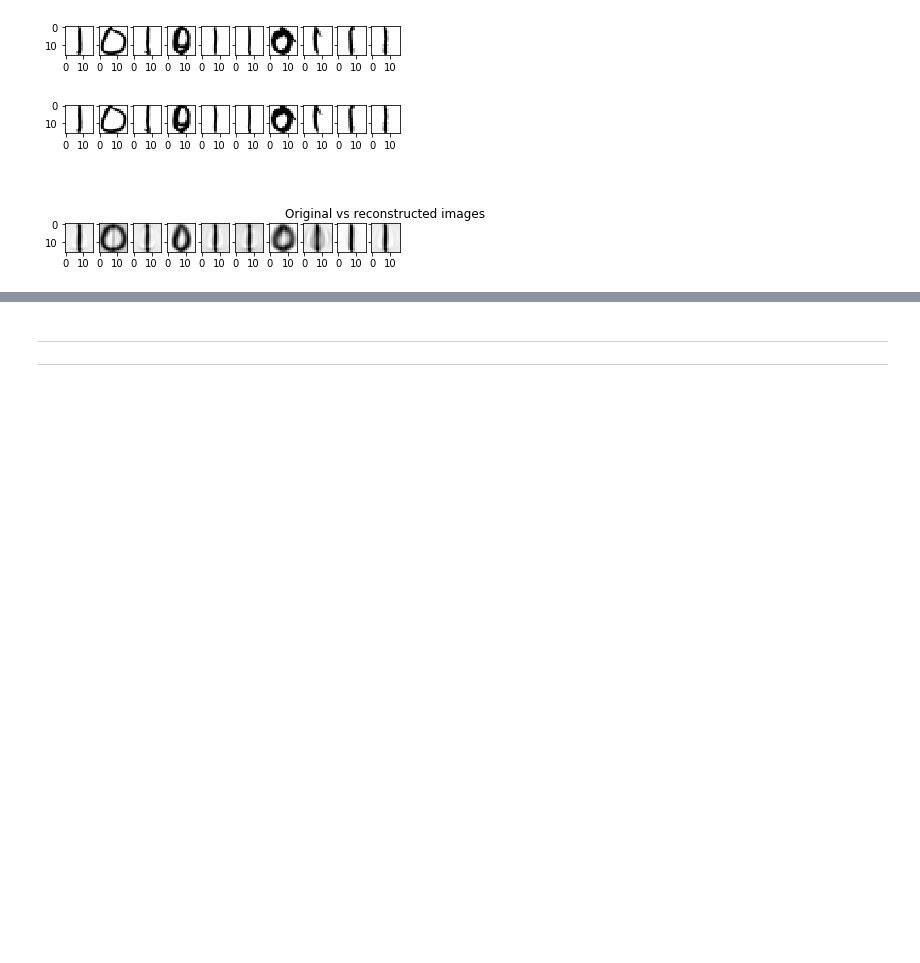
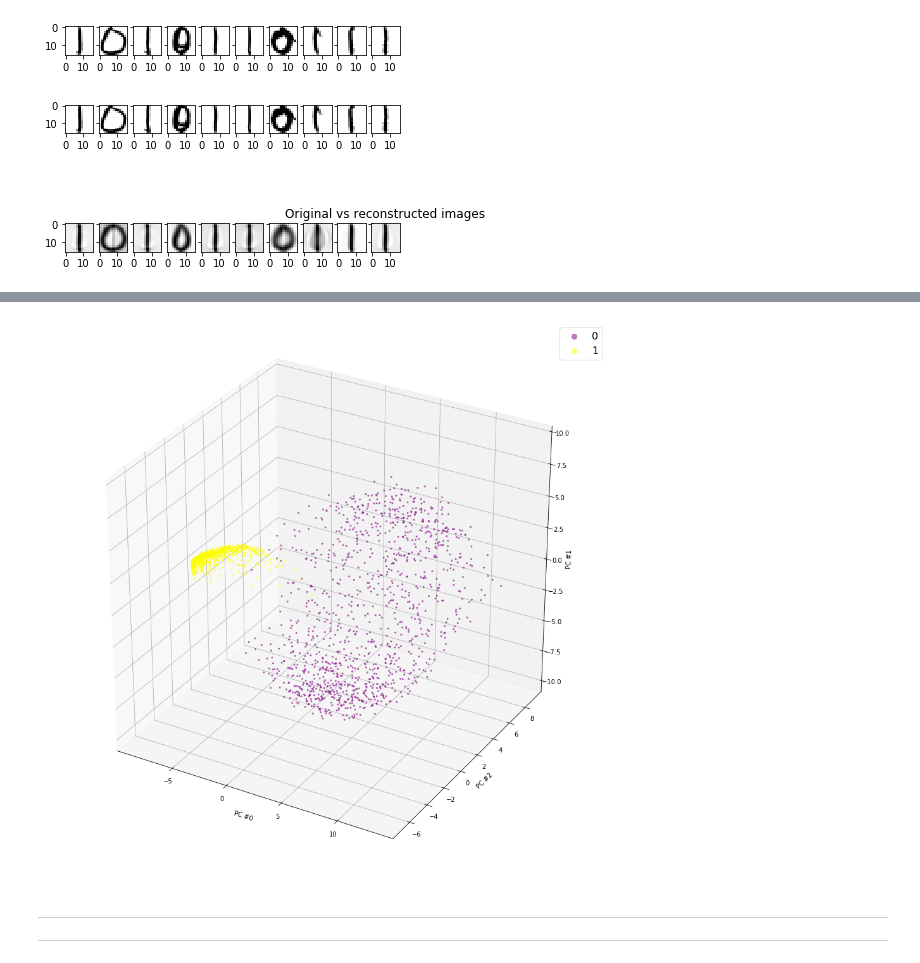
Before and after one commit to gabrielraya/Data-Mining, a Jupyter notebook: Assignment_2/Assignment_2.ipynb, the cells around one changed output, grey strips where cells are left out. Cells and saved outputs as stored; diff of their text form; code cells hidden in the pictures; blank space fills up the shorter version.

```diff
--- a/Assignment_2/Assignment_2.ipynb
+++ b/Assignment_2/Assignment_2.ipynb
@@ -286,3 +287,25 @@ plt.show()
+# %%
+from mpl_toolkits.mplot3d import Axes3D
+
+def scatter3d_digit(ax, components, digit):
+    data = projected[labels == digit]
+    ax.scatter(data[:, components[0]], data[:, components[1]], data[:, components[2]],
+               label=str(digit), s=4, c=digit_colors[digit], alpha=.5)
+
+def scatter3d(components):
+    fig = plt.figure(figsize=(16, 16))
+    ax = fig.add_subplot(111, projection='3d')
+    for digit in (0, 1):
+        scatter3d_digit(ax, components, digit)
+    ax.set_xlabel(f'PC #{components[0]}')
+    ax.set_ylabel(f'PC #{components[1]}')
+    ax.set_zlabel(f'PC #{components[2]}')
+    ax.legend(markerscale=4, fontsize=16)
+
+scatter3d((0, 2, 1)) # this order makes the plot most legible
+plt.show()
+# %% [output]
+[figure, added]
 # %% [markdown]
 ----
 
```
Also changed, not shown: parts of 1 cell of this notebook.
